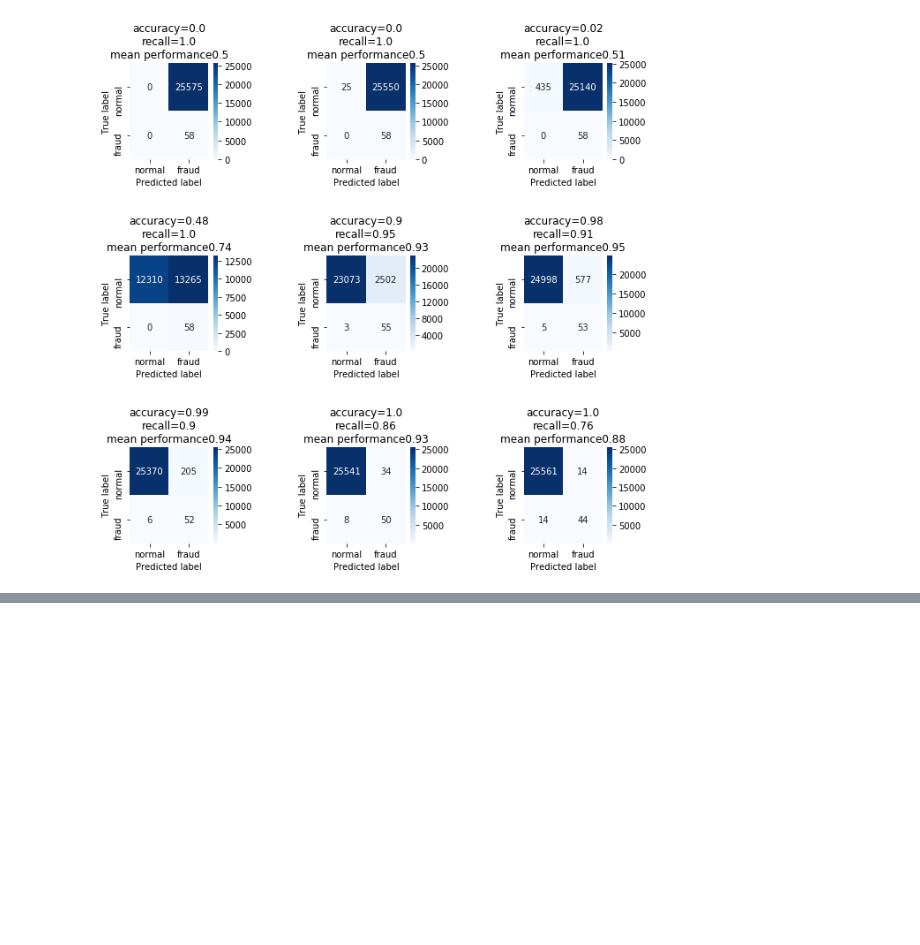
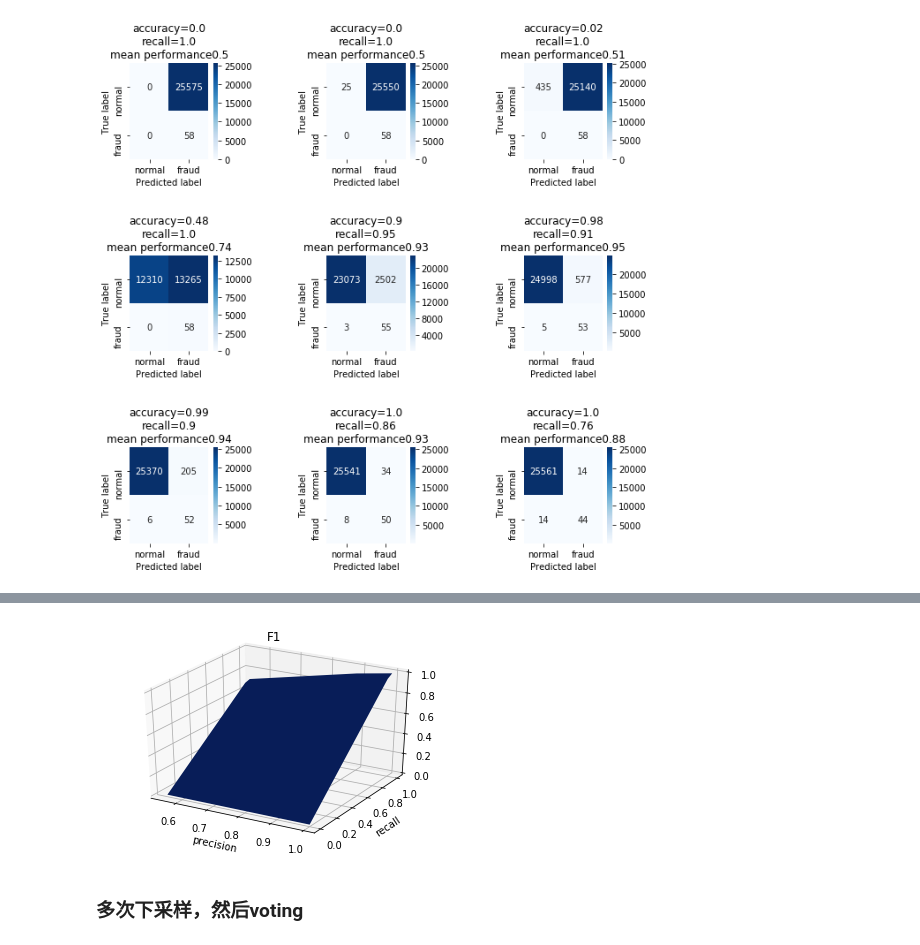
Before and after one commit to BellaLSun/Customer_Churn, a Jupyter notebook: 02 ROC_PRC_threshold Modeling.ipynb, the cells around one changed output, grey strips where cells are left out. Cells and saved outputs as stored; diff of their text form; code cells hidden in the pictures; blank space fills up the shorter version.

```diff
--- a/02 ROC_PRC_threshold Modeling.ipynb
+++ b/02 ROC_PRC_threshold Modeling.ipynb
@@ -332,0 +395,6 @@ for i in thresholds:
+# %%
+f1(y_test_undersample,y_pred_undersample)
+# %% [output]
+[figure, added]
+# %% [markdown]
+### 多次下采样，然后voting
```
Also changed, not shown: parts of 9 cells of this notebook, 2 other files.
